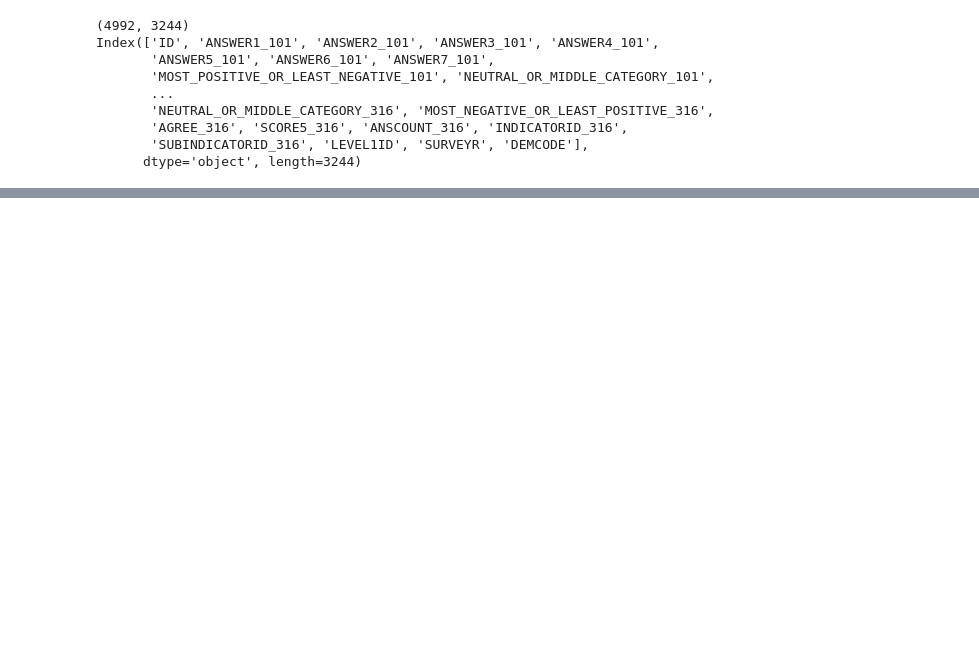
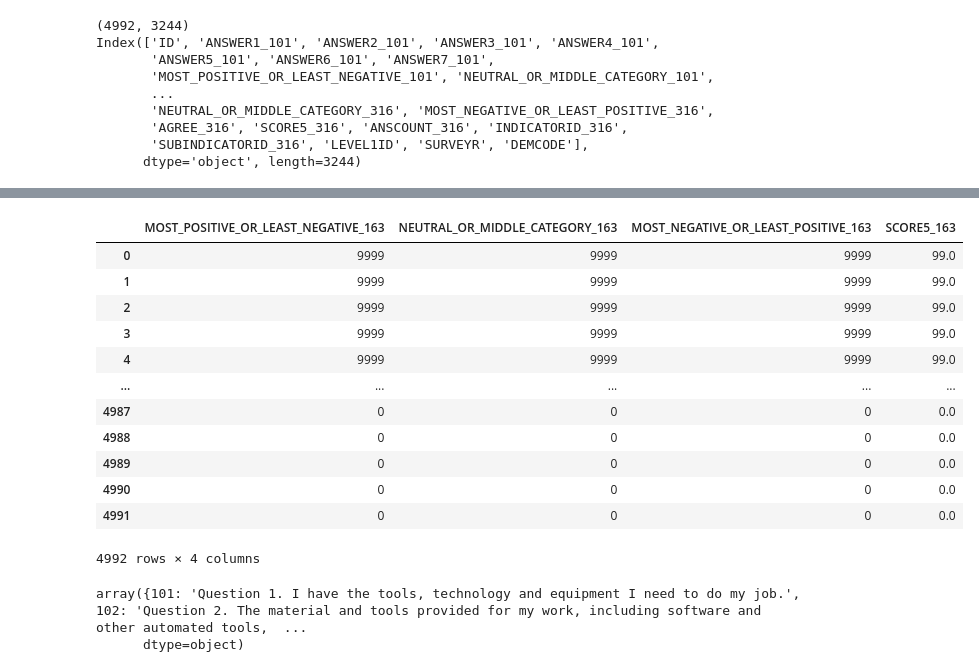
Before and after one commit to Learningchipmunk/CANDEV2022_Mobilit-, a Jupyter notebook: data_preproc.ipynb, the cells around one changed output, grey strips where cells are left out. Drawn from its saved outputs; the diff is of its cells as text; code cells hidden in the pictures; blank space fills up the shorter version.

```diff
--- a/data_preproc.ipynb
+++ b/data_preproc.ipynb
@@ -135,0 +165,16 @@ Index(['ID', 'ANSWER1_101', 'ANSWER2_101', 'ANSWER3_101', 'ANSWER4_101',
+# %%
+data_agg[['MOST_POSITIVE_OR_LEAST_NEGATIVE_163', 'NEUTRAL_OR_MIDDLE_CATEGORY_163', 'MOST_NEGATIVE_OR_LEAST_POSITIVE_163', 'SCORE5_163']]
+# %% [output]
+|  | MOST_POSITIVE_OR_LEAST_NEGATIVE_163 | NEUTRAL_OR_MIDDLE_CATEGORY_163 | MOST_NEGATIVE_OR_LEAST_POSITIVE_163 | SCORE5_163 |
+| 0 | 9999 | 9999 | 9999 | 99.0 |
+| 1 | 9999 | 9999 | 9999 | 99.0 |
+| 2 | 9999 | 9999 | 9999 | 99.0 |
+| 3 | 9999 | 9999 | 9999 | 99.0 |
+| 4 | 9999 | 9999 | 9999 | 99.0 |
+| ... | ... | ... | ... | ... |
+| 4987 | 0 | 0 | 0 | 0.0 |
+| 4988 | 0 | 0 | 0 | 0.0 |
+| 4989 | 0 | 0 | 0 | 0.0 |
+| 4990 | 0 | 0 | 0 | 0.0 |
+| 4991 | 0 | 0 | 0 | 0.0 |
+4992 rows × 4 columns
@@ -135,0 +183,5 @@ Index(['ID', 'ANSWER1_101', 'ANSWER2_101', 'ANSWER3_101', 'ANSWER4_101',
+# %%
+np.load(data_path+"Dicts/QuestionID_to_strEnglish.npy", allow_pickle=True)
+# %% [output]
+array({101: 'Question 1. I have the tools, technology and equipment I need to do my job.', 102: 'Question 2. The material and tools provided for my work, including software and other automated tools,  ...
+      dtype=object)
```
Also changed, not shown: parts of 5 cells of this notebook.
